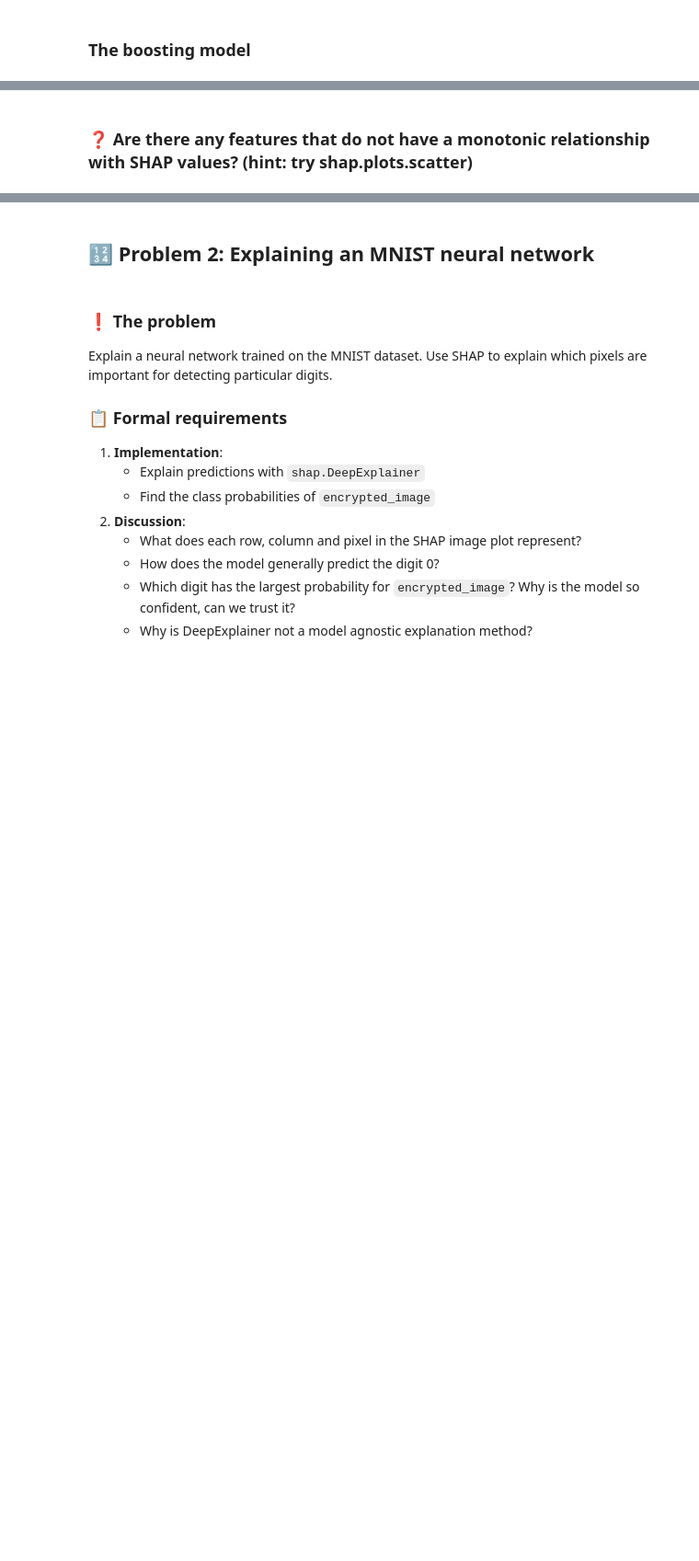
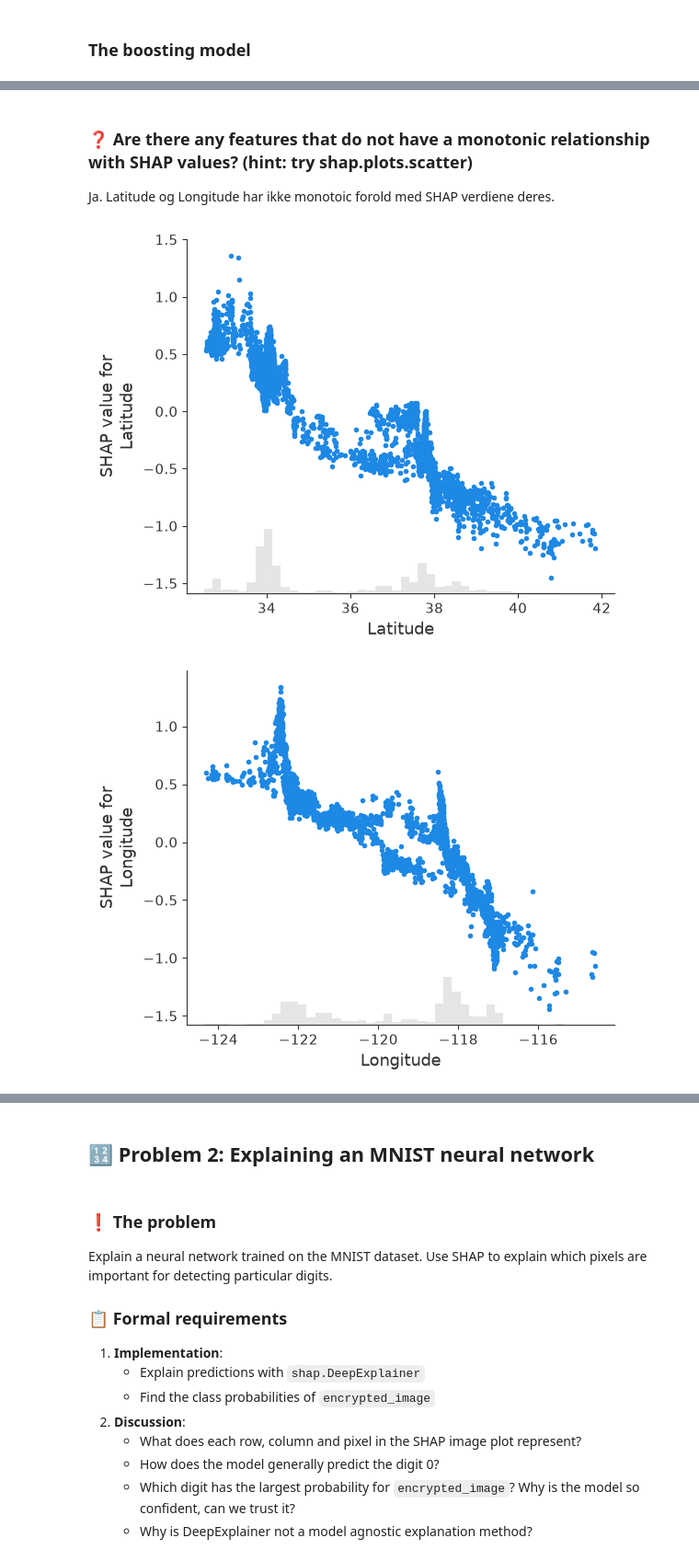
Before and after one commit to imqn01/-Reinforcement-Learning-and-Explainable-Ai, a Jupyter notebook: Project4_XAI.ipynb, the cells around one changed output, grey strips where cells are left out. Shown at 92% size. Drawn from its saved outputs; the diff is of its cells as text; code cells hidden in the pictures; blank space fills up the shorter version.

```diff
--- a/Project4_XAI.ipynb
+++ b/Project4_XAI.ipynb
@@ -152,2 +188,11 @@ shap.plots.beeswarm(shap_values)
 # %% [markdown]
 ### ❓ Are there any features that do not have a monotonic relationship with SHAP values? (hint: try shap.plots.scatter)
+Ja. Latitude og Longitude har ikke monotoic forold med SHAP verdiene deres.
+# %%
+shap.plots.scatter(shap_values[:, "Latitude"])
+shap.plots.scatter(shap_values[:, "Longitude"])
+shap.plots.scatter(shap_values[:, "HouseAge"])
+shap.plots.scatter(shap_values[:, "MedInc"])
+# %% [output]
+[figure, added]
+[figure, added]
```
Also changed, not shown: parts of 25 cells of this notebook.
